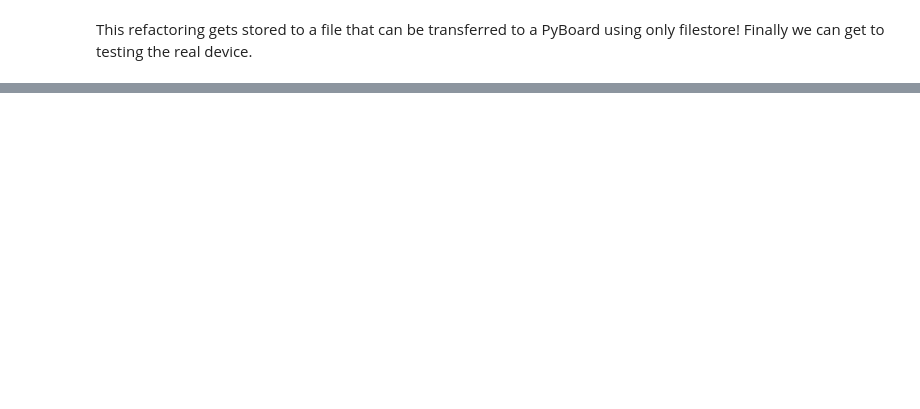
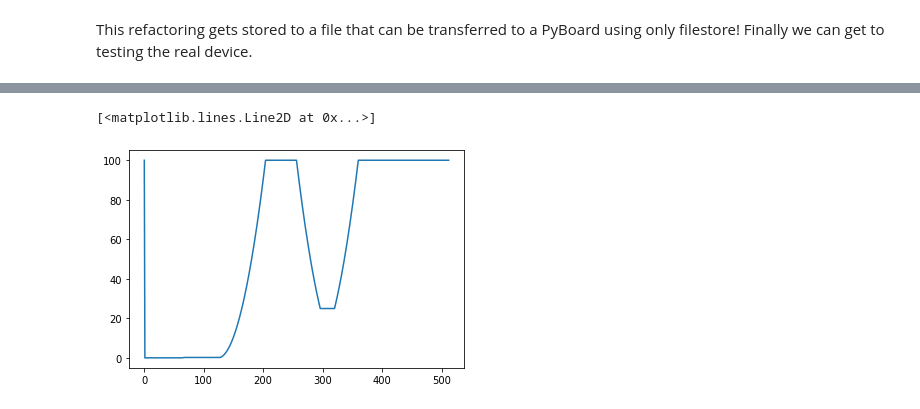
Before and after one commit to holdenweb/microlight, a Jupyter notebook: Prototype.ipynb, the cells around one changed output, grey strips where cells are left out. Cells and saved outputs as stored; diff of their text form; code cells hidden in the pictures; blank space fills up the shorter version.

```diff
--- a/Prototype.ipynb
+++ b/Prototype.ipynb
@@ -280,0 +412,5 @@ ModuleNotFoundError: No module named 'pyb'
+# %%
+plt.plot(out_vals)
+# %% [output]
+[<matplotlib.lines.Line2D at 0x...>]
+[figure, added]
```
Also changed, not shown: parts of 13 cells of this notebook, 7 other files.
